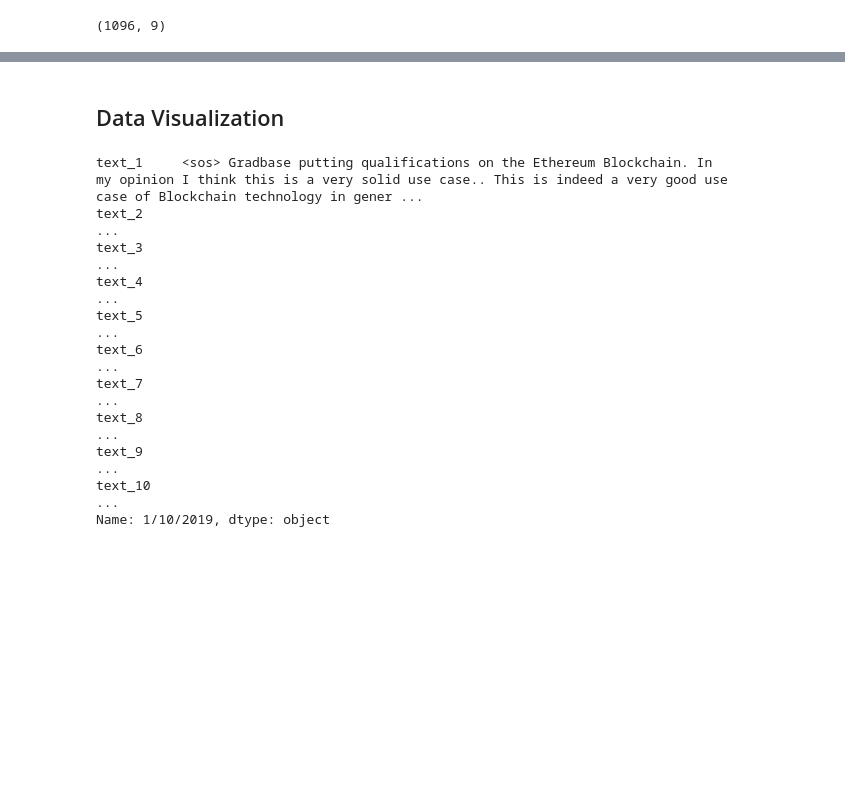
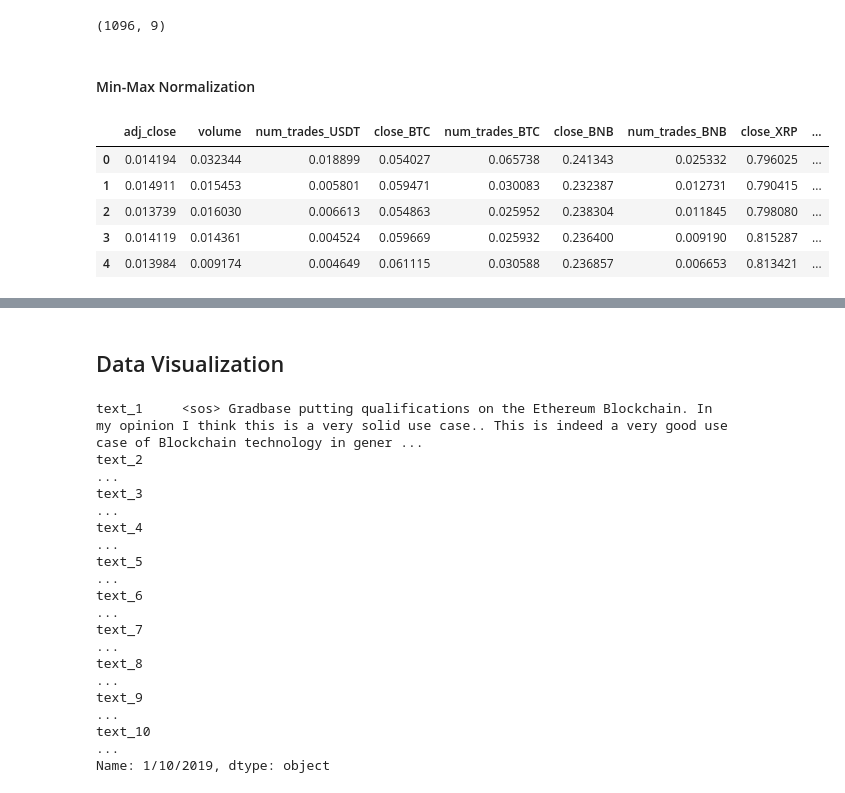
Before and after one commit to CAMAY3101/KALIK, a Jupyter notebook: data/Preprocess/cleanup.ipynb, the cells around one changed output, grey strips where cells are left out. Saved outputs shown, nothing was run; the diff lists cells and outputs as text; code cells hidden in the pictures; blank space fills up the shorter version.

```diff
--- a/data/Preprocess/cleanup.ipynb
+++ b/data/Preprocess/cleanup.ipynb
@@ -373,3 +373,25 @@ df_finance.tail()
 df_finance.shape
 # %% [output]
 (1096, 9)
+# %% [markdown]
+#### Min-Max  Normalization
+# %%
+from sklearn.preprocessing import MinMaxScaler
+
+scaler = MinMaxScaler()
+
+# To avoid data tampering
+df_finance_n = df_finance
+
+normalized_data = scaler.fit_transform(df_finance_n)
+
+normalized_df = pd.DataFrame(normalized_data, columns=df_finance_n.columns)
+
+normalized_df.head()
+# %% [output]
+|  | adj_close | volume | num_trades_USDT | close_BTC | num_trades_BTC | close_BNB | num_trades_BNB | close_XRP | ... |
+| 0 | 0.014194 | 0.032344 | 0.018899 | 0.054027 | 0.065738 | 0.241343 | 0.025332 | 0.796025 | ... |
+| 1 | 0.014911 | 0.015453 | 0.005801 | 0.059471 | 0.030083 | 0.232387 | 0.012731 | 0.790415 | ... |
+| 2 | 0.013739 | 0.016030 | 0.006613 | 0.054863 | 0.025952 | 0.238304 | 0.011845 | 0.798080 | ... |
+| 3 | 0.014119 | 0.014361 | 0.004524 | 0.059669 | 0.025932 | 0.236400 | 0.009190 | 0.815287 | ... |
+| 4 | 0.013984 | 0.009174 | 0.004649 | 0.061115 | 0.030588 | 0.236857 | 0.006653 | 0.813421 | ... |
```
Also changed, not shown: parts of 4 cells of this notebook.
